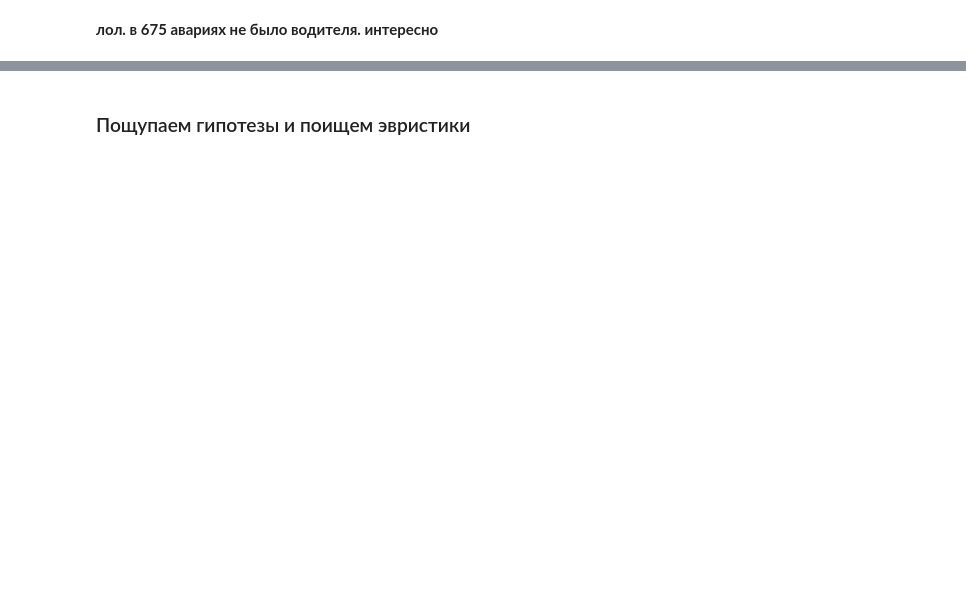
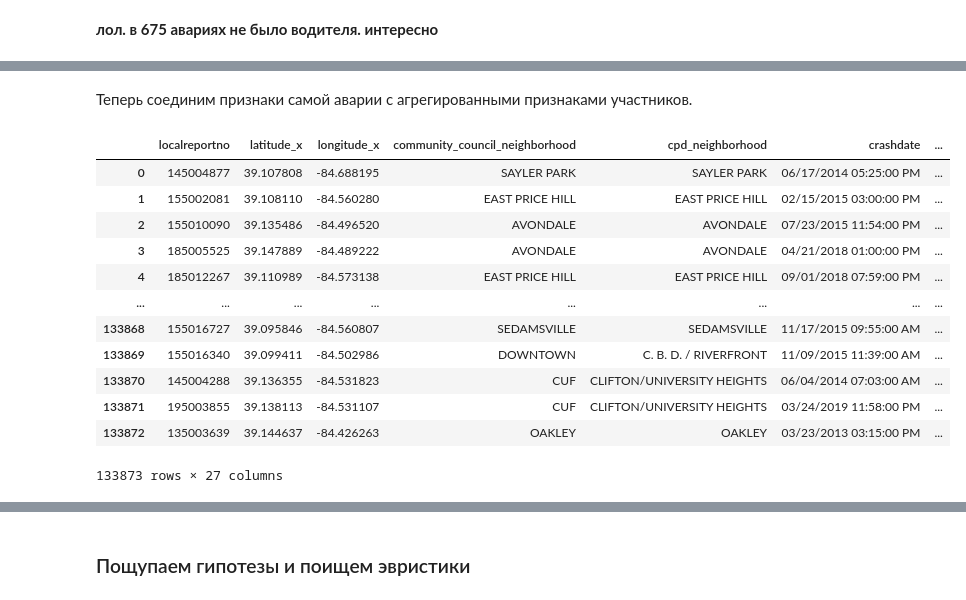
Before and after one commit to tdrkn/GP5, a Jupyter notebook: 1/GP5_1.ipynb, the cells around one changed output, grey strips where cells are left out. Drawn from its saved outputs; the diff is of its cells as text; code cells hidden in the pictures; blank space fills up the shorter version.

```diff
--- a/1/GP5_1.ipynb
+++ b/1/GP5_1.ipynb
@@ -360,0 +476,19 @@ df[['has_bus', 'has_motorcycle', 'has_bicycle']]
+# %% [markdown]
+Теперь соединим признаки самой аварии с агрегированными признаками участников.
+# %%
+df_model = df_crash.merge(person_features, on='localreportno', how='left')
+df_model
+# %% [output]
+|  | localreportno | latitude_x | longitude_x | community_council_neighborhood | cpd_neighborhood | crashdate | ... |
+| 0 | 145004877 | 39.107808 | -84.688195 | SAYLER PARK | SAYLER PARK | 06/17/2014 05:25:00 PM | ... |
+| 1 | 155002081 | 39.108110 | -84.560280 | EAST PRICE HILL | EAST PRICE HILL | 02/15/2015 03:00:00 PM | ... |
+| 2 | 155010090 | 39.135486 | -84.496520 | AVONDALE | AVONDALE | 07/23/2015 11:54:00 PM | ... |
+| 3 | 185005525 | 39.147889 | -84.489222 | AVONDALE | AVONDALE | 04/21/2018 01:00:00 PM | ... |
+| 4 | 185012267 | 39.110989 | -84.573138 | EAST PRICE HILL | EAST PRICE HILL | 09/01/2018 07:59:00 PM | ... |
+| ... | ... | ... | ... | ... | ... | ... | ... |
+| 133868 | 155016727 | 39.095846 | -84.560807 | SEDAMSVILLE | SEDAMSVILLE | 11/17/2015 09:55:00 AM | ... |
+| 133869 | 155016340 | 39.099411 | -84.502986 | DOWNTOWN | C. B. D. / RIVERFRONT | 11/09/2015 11:39:00 AM | ... |
+| 133870 | 145004288 | 39.136355 | -84.531823 | CUF | CLIFTON/UNIVERSITY HEIGHTS | 06/04/2014 07:03:00 AM | ... |
+| 133871 | 195003855 | 39.138113 | -84.531107 | CUF | CLIFTON/UNIVERSITY HEIGHTS | 03/24/2019 11:58:00 PM | ... |
+| 133872 | 135003639 | 39.144637 | -84.426263 | OAKLEY | OAKLEY | 03/23/2013 03:15:00 PM | ... |
+133873 rows × 27 columns
```
Also changed, not shown: parts of 73 cells of this notebook.
